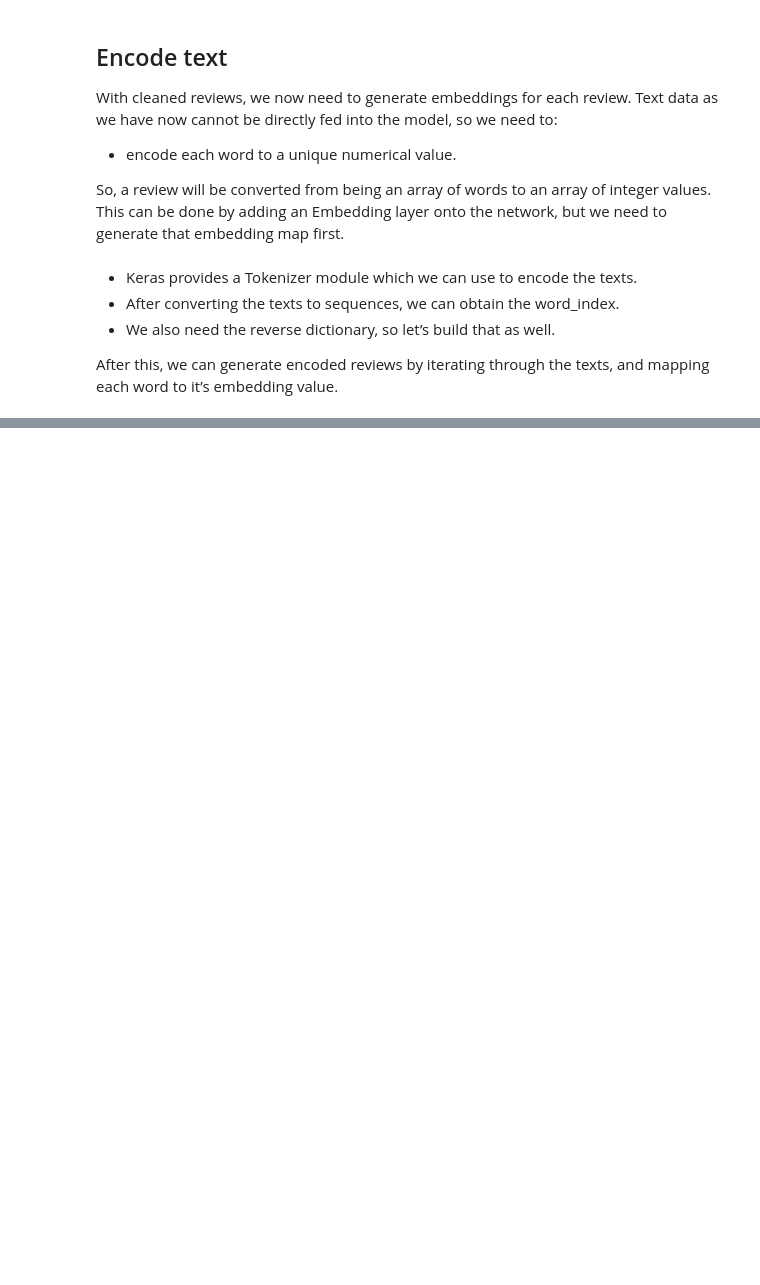
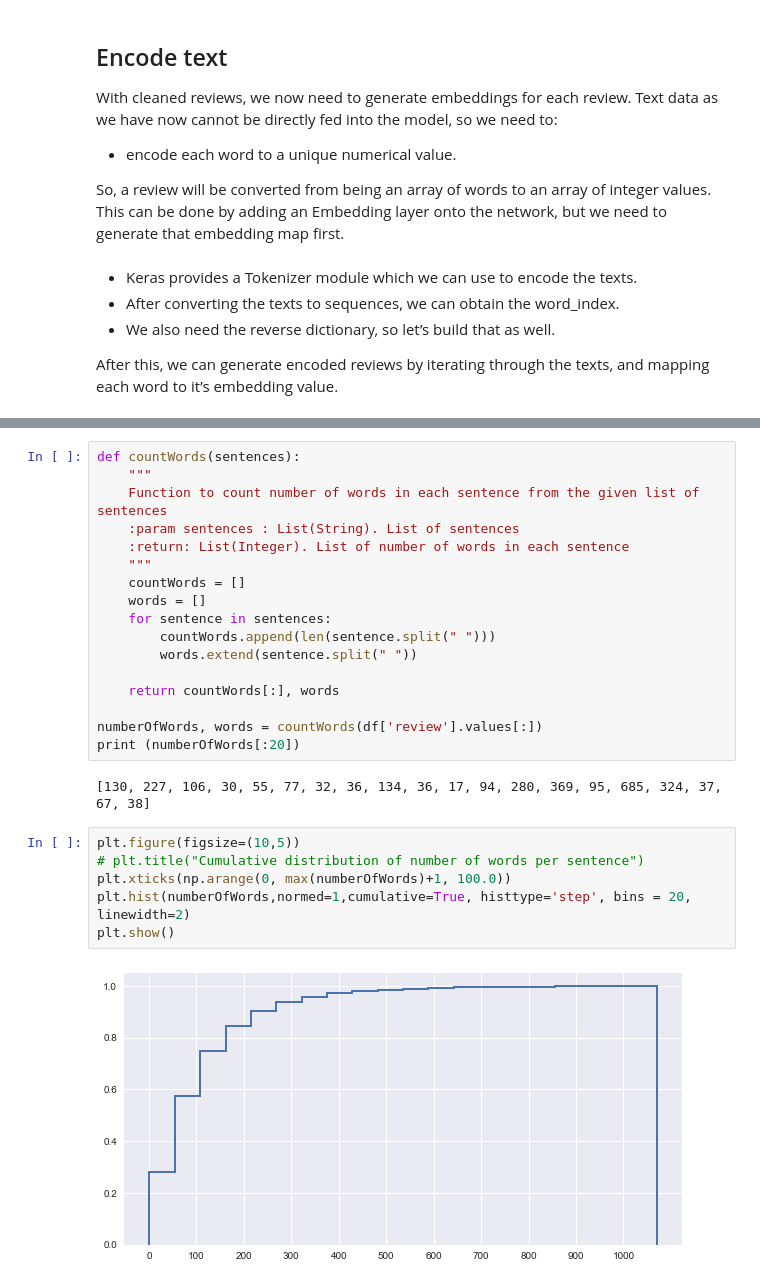
Before and after one commit to saurabhsingh13no/Yelp_review_sentiment_analysis, a Jupyter notebook: notebook/1_Data_Preparation.ipynb, the cells around one changed output, grey strips where cells are left out. Cells and saved outputs as stored; diff of their text form; blank space fills up the shorter version.

```diff
--- a/notebook/1_Data_Preparation.ipynb
+++ b/notebook/1_Data_Preparation.ipynb
@@ -207,0 +245,27 @@ After this, we can generate encoded reviews by iterating through the texts, and
+# %%
+def countWords(sentences):
+    """
+    Function to count number of words in each sentence from the given list of sentences
+    :param sentences : List(String). List of sentences
+    :return: List(Integer). List of number of words in each sentence
+    """
+    countWords = []
+    words = []
+    for sentence in sentences:
+        countWords.append(len(sentence.split(" ")))
+        words.extend(sentence.split(" "))
+
+    return countWords[:], words
+
+numberOfWords, words = countWords(df['review'].values[:])
+print (numberOfWords[:20])
+# %% [output]
+[130, 227, 106, 30, 55, 77, 32, 36, 134, 36, 17, 94, 280, 369, 95, 685, 324, 37, 67, 38]
+# %%
+plt.figure(figsize=(10,5))
+# plt.title("Cumulative distribution of number of words per sentence")
+plt.xticks(np.arange(0, max(numberOfWords)+1, 100.0))
+plt.hist(numberOfWords,normed=1,cumulative=True, histtype='step', bins = 20, linewidth=2)
+plt.show()
+# %% [output]
+[figure, added]
```
Also changed, not shown: parts of 23 cells of this notebook.
